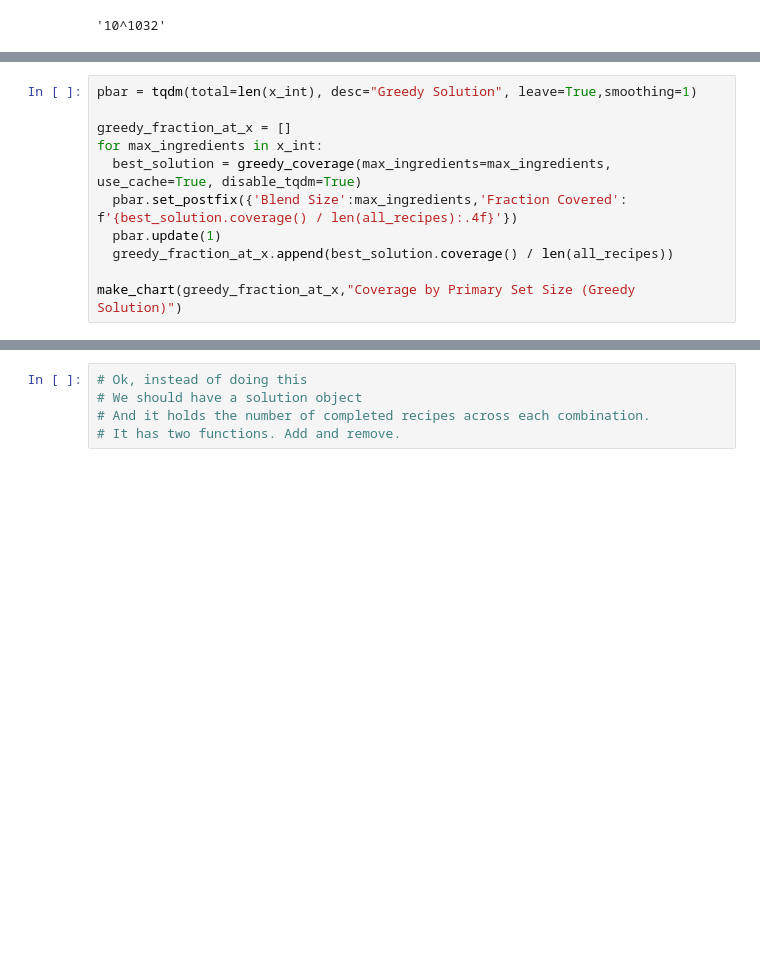
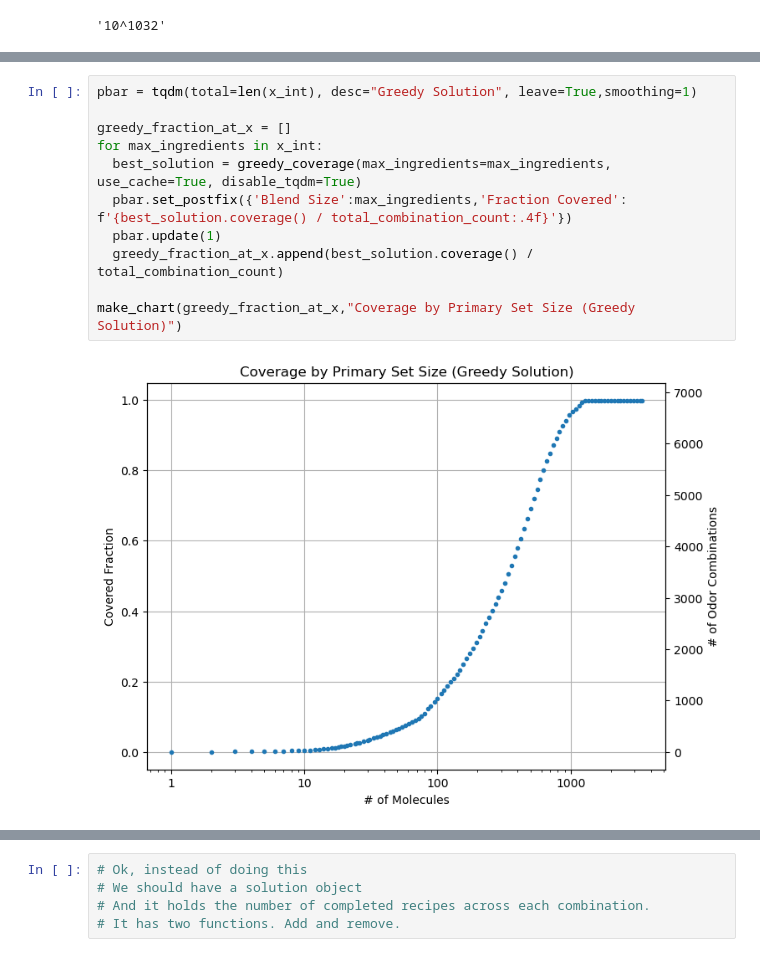
Before and after one commit to laurahsisson/dream, a Jupyter notebook: Notebooks/metamers.ipynb, the cells around one changed output, grey strips where cells are left out. Drawn from its saved outputs; the diff is of its cells as text; blank space fills up the shorter version.

```diff
--- a/Notebooks/metamers.ipynb
+++ b/Notebooks/metamers.ipynb
@@ -330,12 +344,14 @@ print(f"Fraction of Recipes Covered: {best_solution.coverage()/len(all_recipes):
 # %%
 pbar = tqdm(total=len(x_int), desc="Greedy Solution", leave=True,smoothing=1)
 
 greedy_fraction_at_x = []
 for max_ingredients in x_int:
   best_solution = greedy_coverage(max_ingredients=max_ingredients, use_cache=True, disable_tqdm=True)
-  pbar.set_postfix({'Blend Size':max_ingredients,'Fraction Covered': f'{best_solution.coverage() / len(all_recipes):.4f}'})
+  pbar.set_postfix({'Blend Size':max_ingredients,'Fraction Covered': f'{best_solution.coverage() / total_combination_count:.4f}'})
   pbar.update(1)
-  greedy_fraction_at_x.append(best_solution.coverage() / len(all_recipes))
+  greedy_fraction_at_x.append(best_solution.coverage() / total_combination_count)
 
 make_chart(greedy_fraction_at_x,"Coverage by Primary Set Size (Greedy Solution)")
+# %% [output]
+[figure, added]
 # %%
```
Also changed, not shown: parts of 13 cells of this notebook.
